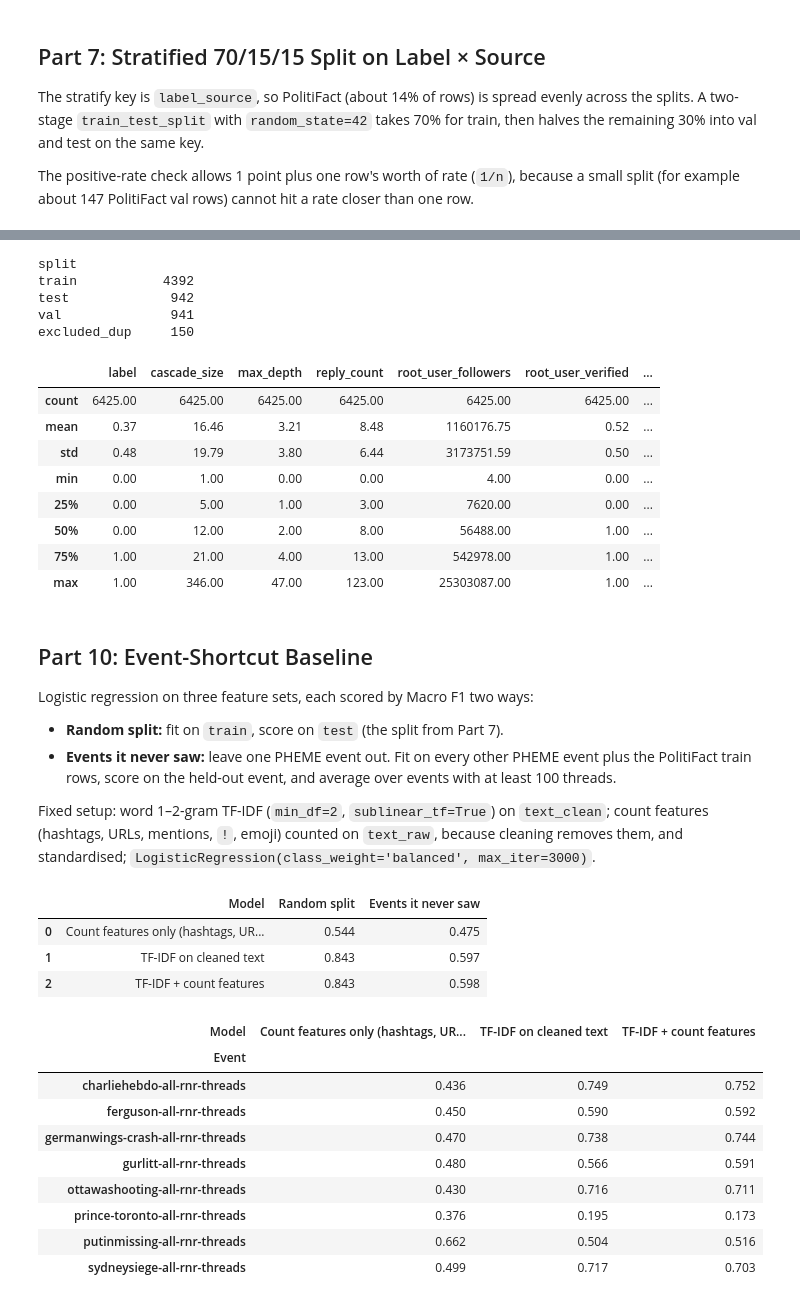
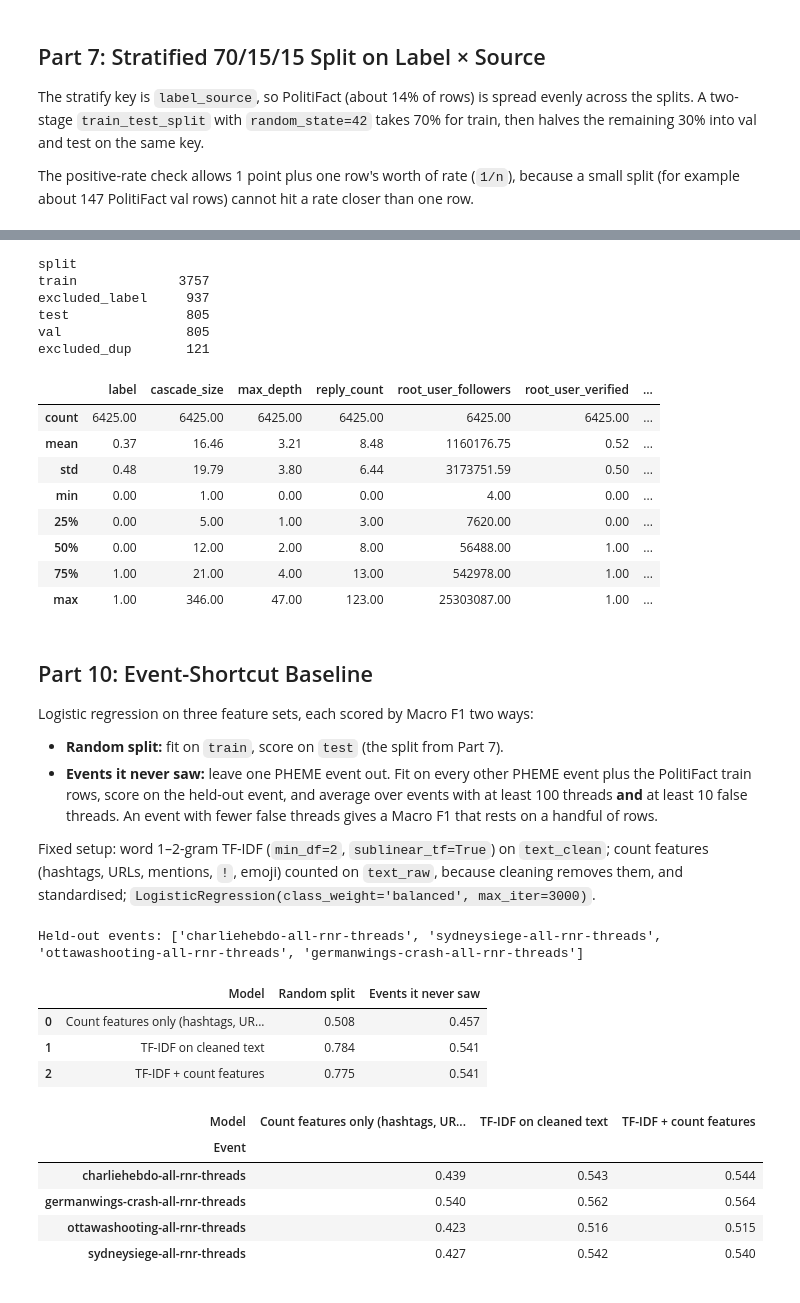
Before and after one commit to PhamAn0910/COS30049-political-misinfo, a Jupyter notebook: backend/notebooks/02_preprocessing.ipynb, the cells around one changed output, grey strips where cells are left out. Cells and saved outputs as stored; diff of their text form; code cells hidden in the pictures.

```diff
--- a/backend/notebooks/02_preprocessing.ipynb
+++ b/backend/notebooks/02_preprocessing.ipynb
@@ -246,7 +292,7 @@ Every record is cleaned once into `text_clean`, then deduplicated on lower-cased
 - If every copy in a duplicate group has the same label, the first copy is kept.
 - If the copies disagree on the label, every copy is dropped, because the true label cannot be known.
 # %%
-corpus_df = raw_df.rename(columns={'text': 'text_raw'})
+corpus_df = labelled_df.rename(columns={'text': 'text_raw'})  # relabelled first, so dedup compares new labels
 corpus_df['text_clean'] = corpus_df['text_raw'].apply(clean_political_text)
 corpus_df['word_count'] = corpus_df['text_clean'].str.split().str.len()
 assert corpus_df['text_clean'].notna().all() and (corpus_df['text_clean'] != '').all(), 'empty text_clean'
@@ -256,7 +302,7 @@ conflicting = corpus_df.groupby(dedup_key)['label'].transform('nunique') > 1
 exact_dup = ~conflicting & dedup_key.duplicated()
 dedup_df = corpus_df[~conflicting & ~exact_dup].reset_index(drop=True)
 
-EXPECTED_ROWS = 7256
+EXPECTED_ROWS = 6348
 dedup_audit = {
     'Rows before dedup': len(corpus_df),
     'Exact duplicates removed (same label)': int(exact_dup.sum()),
@@ -324,7 +370,7 @@ from pathlib import Path
 
 PROCESSED_DIR = Path('../data/processed')
 PROCESSED_DIR.mkdir(parents=True, exist_ok=True)
-SPLIT_COLUMNS = ['id', 'text_raw', 'text_clean', 'label', 'source', 'event', 'word_count']
+SPLIT_COLUMNS = ['id', 'text_raw', 'text_clean', 'label', 'source', 'event', 'word_count', 'veracity']
 
 for name, df in splits.items():
     df[SPLIT_COLUMNS].to_csv(PROCESSED_DIR / f'{name}.csv', index=False)
@@ -353,8 +401,9 @@ for g in cascades:
     cascade_rows.append({
         'cascade_id': thread_id,
         'label': int(g.graph['label']),
+        'veracity': veracity[thread_id],
         'event': str(g.graph['event']),
-        'split': split_of.get(thread_id, 'excluded_dup'),
+        'split': split_of.get(thread_id, 'excluded_label' if thread_id in excluded_label_ids else 'excluded_dup'),
         'cascade_size': g.number_of_nodes(),
         'max_depth': max(nx.single_source_shortest_path_length(g, thread_id).values()),
         'reply_count': g.out_degree(thread_id),
@@ -370,16 +419,19 @@ assert (cascade_df['max_depth'] >= 0).all()
 for name in splits:
     assert set(cascade_df.loc[cascade_df['split'] == name, 'cascade_id']) == \
         {k for k, v in split_of.items() if v == name}, f'cascade split mismatch: {name}'
+assert set(cascade_df.loc[cascade_df['split'] == 'excluded_label', 'cascade_id']) == excluded_label_ids
+assert ((cascade_df['veracity'] == 'non-rumour') == (cascade_df['label'] == 0)).all(), 'rumour flag and veracity disagree'
 
 cascade_df.to_csv(PROCESSED_DIR / 'cascade_features.csv', index=False)
 print(cascade_df['split'].value_counts().to_string())
 display(cascade_df.describe().round(2))
 # %% [output]
 split
-train           4392
-test             942
-val              941
-excluded_dup     150
+train             3757
+excluded_label     937
+test               805
+val                805
+excluded_dup       121
 |  | label | cascade_size | max_depth | reply_count | root_user_followers | root_user_verified | ... |
 | count | 6425.00 | 6425.00 | 6425.00 | 6425.00 | 6425.00 | 6425.00 | ... |
 | mean | 0.37 | 16.46 | 3.21 | 8.48 | 1160176.75 | 0.52 | ... |
@@ -394,7 +446,7 @@ excluded_dup     150
 Logistic regression on three feature sets, each scored by Macro F1 two ways:
 
 - **Random split:** fit on `train`, score on `test` (the split from Part 7).
-- **Events it never saw:** leave one PHEME event out. Fit on every other PHEME event plus the PolitiFact train rows, score on the held-out event, and average over events with at least 100 threads.
+- **Events it never saw:** leave one PHEME event out. Fit on every other PHEME event plus the PolitiFact train rows, score on the held-out event, and average over events with at least 100 threads **and** at least 10 false threads. An event with fewer false threads gives a Macro F1 that rests on a handful of rows.
 
 Fixed setup: word 1–2-gram TF-IDF (`min_df=2`, `sublinear_tf=True`) on `text_clean`; count features (hashtags, URLs, mentions, `!`, emoji) counted on `text_raw`, because cleaning removes them, and standardised; `LogisticRegression(class_weight='balanced', max_iter=3000)`.
 # %%
@@ -411,6 +463,7 @@ FEATURE_SETS = {
     'TF-IDF + count features': (True, True),
 }
 MIN_EVENT_THREADS = 100
+MIN_EVENT_FALSE = 10
 
 
 def count_features(texts: pd.Series) -> np.ndarray:
@@ -428,44 +481,44 @@ def macro_f1(fit_df: pd.DataFrame, eval_df: pd.DataFrame, use_tfidf: bool, use_c
         scaler = StandardScaler()
         fit_parts.append(csr_matrix(scaler.fit_transform(count_features(fit_df['text_raw']))))
         eval_parts.append(csr_matrix(scaler.transform(count_features(eval_df['text_raw']))))
     model = LogisticRegression(class_weight='balanced', max_iter=3000)
     model.fit(hstack(fit_parts).tocsr(), fit_df['label'])
     return f1_score(eval_df['label'], model.predict(hstack(eval_parts).tocsr()), average='macro')
 
 
 pheme_df_dedup = dedup_df[dedup_df['source'] == 'pheme']
 event_sizes = pheme_df_dedup['event'].value_counts()
-held_out_events = event_sizes[event_sizes >= MIN_EVENT_THREADS].index.tolist()
+event_false = pheme_df_dedup.groupby('event')['label'].sum()
+held_out_events = [e for e in event_sizes.index
+                   if event_sizes[e] >= MIN_EVENT_THREADS and event_false[e] >= MIN_EVENT_FALSE]
+print('Held-out events:', held_out_events)
 politifact_train = train_df[train_df['source'] == 'politifact']
 
 summary_rows, per_event_rows = [], []
 for name, (use_tfidf, use_counts) in FEATURE_SETS.items():
     random_f1 = macro_f1(train_df, test_df, use_tfidf, use_counts)
     event_f1 = {}
     for event in held_out_events:
         fit_df = pd.concat([pheme_df_dedup[pheme_df_dedup['event'] != event], politifact_train])
         event_f1[event] = macro_f1(fit_df, pheme_df_dedup[pheme_df_dedup['event'] == event], use_tfidf, use_counts)
     summary_rows.append({'Model': name, 'Random split': random_f1, 'Events it never saw': np.mean(list(event_f1.values()))})
     per_event_rows += [{'Model': name, 'Event': e, 'Macro F1': f} for e, f in event_f1.items()]
 
 baseline_df = pd.DataFrame(summary_rows)
 per_event_df = pd.DataFrame(per_event_rows).pivot(index='Event', columns='Model', values='Macro F1')[list(FEATURE_SETS)]
 display(baseline_df.round(3))
 display(per_event_df.round(3))
 # %% [output]
+Held-out events: ['charliehebdo-all-rnr-threads', 'sydneysiege-all-rnr-threads', 'ottawashooting-all-rnr-threads', 'germanwings-crash-all-rnr-threads']
 |  | Model | Random split | Events it never saw |
-| 0 | Count features only (hashtags, UR... | 0.544 | 0.475 |
-| 1 | TF-IDF on cleaned text | 0.843 | 0.597 |
-| 2 | TF-IDF + count features | 0.843 | 0.598 |
+| 0 | Count features only (hashtags, UR... | 0.508 | 0.457 |
+| 1 | TF-IDF on cleaned text | 0.784 | 0.541 |
+| 2 | TF-IDF + count features | 0.775 | 0.541 |
 | Model | Count features only (hashtags, UR... | TF-IDF on cleaned text | TF-IDF + count features |
 | Event |  |  |  |
-| charliehebdo-all-rnr-threads | 0.436 | 0.749 | 0.752 |
-| ferguson-all-rnr-threads | 0.450 | 0.590 | 0.592 |
-| germanwings-crash-all-rnr-threads | 0.470 | 0.738 | 0.744 |
-| gurlitt-all-rnr-threads | 0.480 | 0.566 | 0.591 |
-| ottawashooting-all-rnr-threads | 0.430 | 0.716 | 0.711 |
-| prince-toronto-all-rnr-threads | 0.376 | 0.195 | 0.173 |
-| putinmissing-all-rnr-threads | 0.662 | 0.504 | 0.516 |
-| sydneysiege-all-rnr-threads | 0.499 | 0.717 | 0.703 |
+| charliehebdo-all-rnr-threads | 0.439 | 0.543 | 0.544 |
+| germanwings-crash-all-rnr-threads | 0.540 | 0.562 | 0.564 |
+| ottawashooting-all-rnr-threads | 0.423 | 0.516 | 0.515 |
+| sydneysiege-all-rnr-threads | 0.427 | 0.542 | 0.540 |
 # %% [markdown]
 ### Write `backend/reports/split_baselines.md`
```
Also changed, not shown: parts of 12 cells of this notebook, 5 other files.
